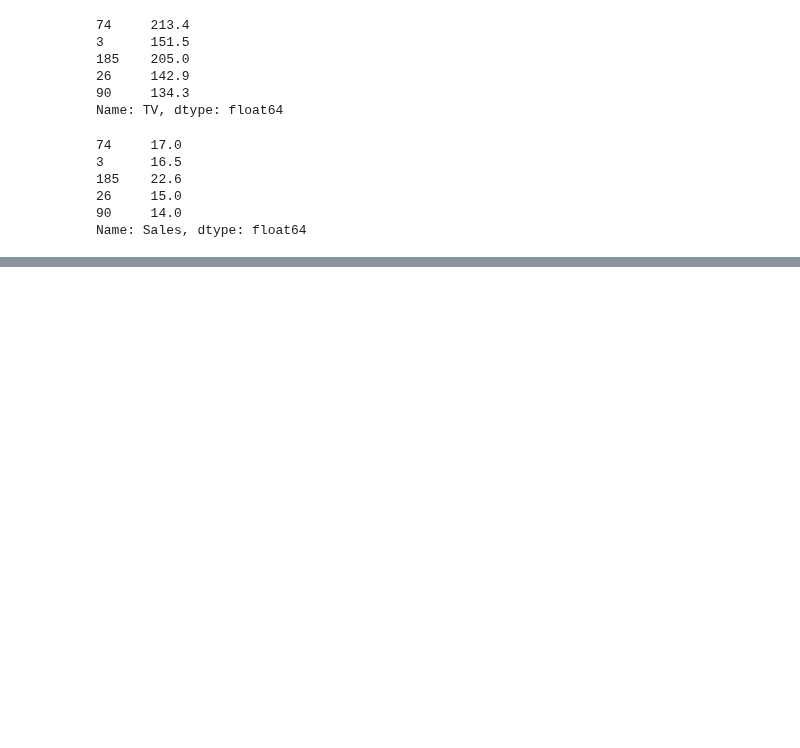
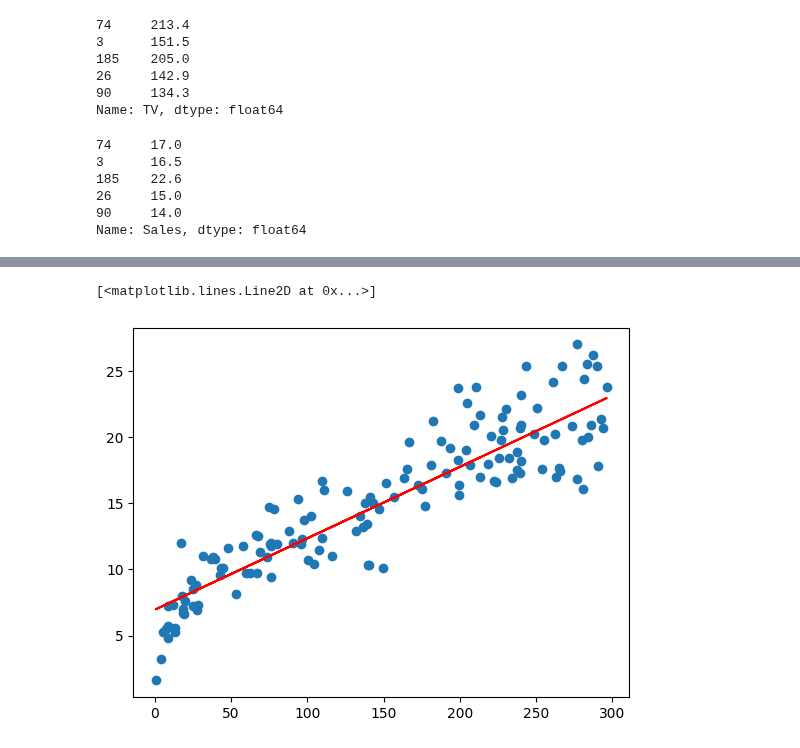
Before and after one commit to pydatakla/Maths, a Jupyter notebook: Notebooks/LinearRegression.ipynb, the cells around one changed output, grey strips where cells are left out. Saved outputs shown, nothing was run; the diff lists cells and outputs as text; code cells hidden in the pictures; blank space fills up the shorter version.

```diff
--- a/Notebooks/LinearRegression.ipynb
+++ b/Notebooks/LinearRegression.ipynb
@@ -1013,0 +1072,8 @@ Name: Sales, dtype: float64
+# %%
+# Visualizing how well the model fit the data
+# Scatter plot
+plt.scatter(X_train, y_train)
+plt.plot(X_train, 6.948 + 0.054*X_train, 'r')
+# %% [output]
+[<matplotlib.lines.Line2D at 0x...>]
+[figure, added]
```
Also changed, not shown: parts of 22 cells of this notebook.
